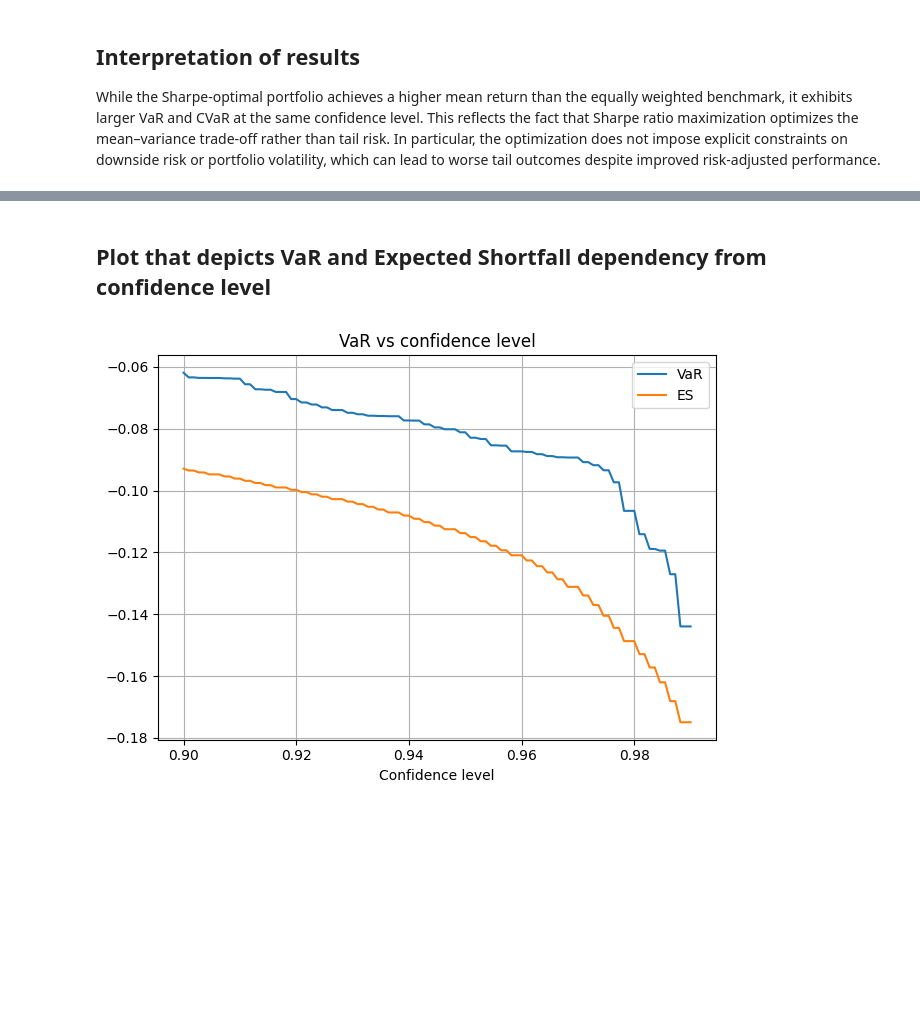
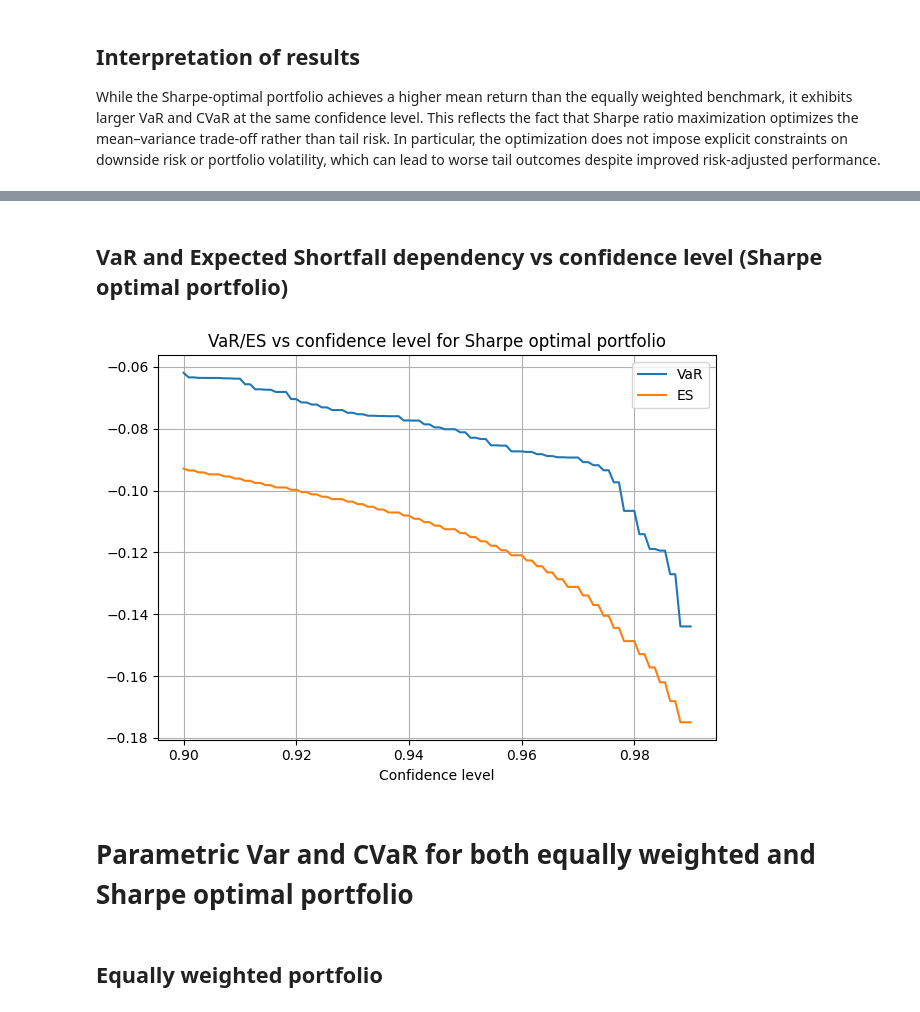
Before and after one commit to conformist89/optim-methods-asset-in-management, a Jupyter notebook: optim-intervace.ipynb, the cells around one changed output, grey strips where cells are left out. Saved outputs shown, nothing was run; the diff lists cells and outputs as text; code cells hidden in the pictures; blank space fills up the shorter version.

```diff
--- a/optim-intervace.ipynb
+++ b/optim-intervace.ipynb
@@ -191,3 +212,3 @@ While the Sharpe-optimal portfolio achieves a higher mean return than the equall
 # %% [markdown]
-## Plot that depicts VaR and Expected Shortfall dependency from confidence level
+## VaR and Expected Shortfall dependency vs confidence level (Sharpe optimal portfolio)
 # %%
@@ -195,2 +216,3 @@ conf_levels_90_99 = np.linspace(0.90, 0.99, 100)
 # %%
-var_90_99 = get_var(sharpe_daily_ret_port, conf_levels_90_99)
+var_90_99_sharpe = get_var(sharpe_daily_ret_port, conf_levels_90_99)
+cvar_90_99_sharpe = get_cvar(sharpe_daily_ret_port, conf_levels_90_99)
@@ -199,10 +219,14 @@ cvar_90_99 = get_cvar(sharpe_daily_ret_port, conf_levels_90_99)
 # %%
-plt.plot(conf_levels_90_99, var_90_99, label="VaR")
-plt.plot(conf_levels_90_99, cvar_90_99, label="ES")
-plt.title("VaR vs confidence level")
+plt.plot(conf_levels_90_99, var_90_99_sharpe, label="VaR")
+plt.plot(conf_levels_90_99, cvar_90_99_sharpe, label="ES")
+plt.title("VaR/ES vs confidence level for Sharpe optimal portfolio")
 plt.xlabel("Confidence level")
 plt.grid(True)
 plt.legend()
 plt.tight_layout()
 # %% [output]
-[figure, old version]
+[figure, new version]
+# %% [markdown]
+# Parametric Var and CVaR for both equally weighted and Sharpe optimal portfolio
+# %% [markdown]
+## Equally weighted portfolio
```
Also changed, not shown: parts of 23 cells of this notebook.
